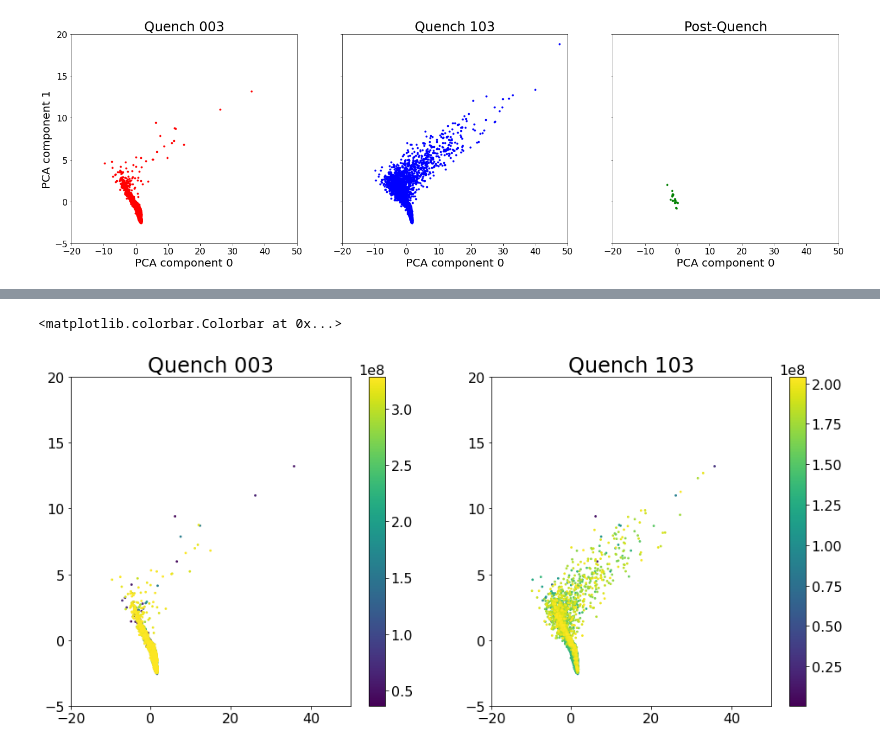
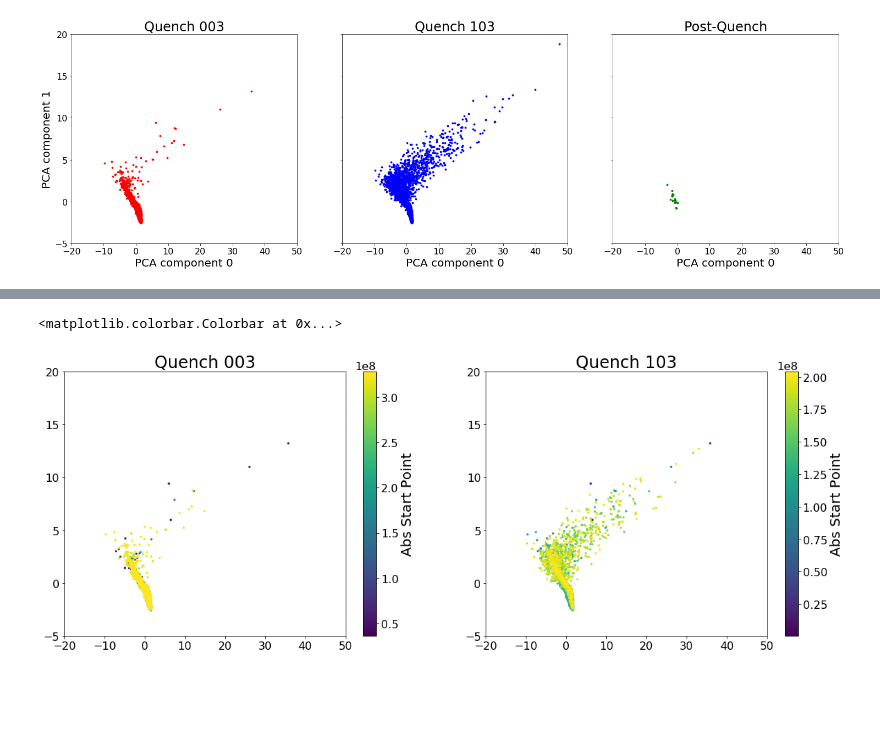
Before and after one commit to lastephey/magnet-notebooks, a Jupyter notebook: conv2d-autoencoder/plot_conv2d_pca.ipynb, the cells around one changed output, grey strips where cells are left out. Drawn from its saved outputs; the diff is of its cells as text; code cells hidden in the pictures; blank space fills up the shorter version.

Commit message:
progress for rainbow plots

```diff
--- a/conv2d-autoencoder/plot_conv2d_pca.ipynb
+++ b/conv2d-autoencoder/plot_conv2d_pca.ipynb
@@ -157,3 +157,5 @@ df003 = pd.read_csv("/global/cscratch1/sd/stephey/march2020_data/summary_q003.cs
 df103 = pd.read_csv("/global/cscratch1/sd/stephey/march2020_data/summary_q103.csv",
                     names=["Num Zero Crossings", "Duration (pts)", "Umax^2",
                            "Urms^2", "Mean Freq (Hz)", "Mag Current (A)", "Abs Start Point"])
+
+msize = 5
@@ -161,41 +458,41 @@ df103 = pd.read_csv("/global/cscratch1/sd/stephey/march2020_data/summary_q103.cs
 #rainbow plot as a function of abs starting point
 #note that this doesn't include postquench data  (no summary files)
 
-msize = 3
 xlimits = (-20,50)
 ylimits = (-5,20)
 
 q003_pca_0 = list()
 q003_pca_1 = list()
 #do this part in advance
 for i in range(q003_data.shape[0]):
     q003_pca_0.append(img_pca[i,0])
     q003_pca_1.append(img_pca[i,1])
 
 q103_pca_0 = list()
 q103_pca_1 = list()
 #do this part in advance
 for i in range(q103_data.shape[0]):
     q103_pca_0.append(img_pca[i,0])
     q103_pca_1.append(img_pca[i,1])
 
 
 np003 = df003['Abs Start Point'].to_numpy()
 np103 = df103['Abs Start Point'].to_numpy()
 
 fig, axs = plt.subplots(1, 2)
-fig.set_size_inches(16,7)
+fig.set_size_inches(20,7)
 im0 = axs[0].scatter(q003_pca_0, q003_pca_1, c=np003, s=msize)
 axs[0].set_title('Quench 003')
 axs[0].set_xlim(xlimits)
 axs[0].set_ylim(ylimits)
-plt.colorbar(im0,ax=axs[0])
+plt.colorbar(im0,ax=axs[0], label='Abs Start Point')
 
 im1 = axs[1].scatter(q103_pca_0,q103_pca_1, c=np103, s=msize)
 axs[1].set_title('Quench 103')
 axs[1].set_xlim(xlimits)
 axs[1].set_ylim(ylimits)
-plt.colorbar(im1,ax=axs[1])
+plt.colorbar(im1,ax=axs[1], label='Abs Start Point')
+#plt.suptitle("Abs Start Point", fontsize=32);
 # %% [output]
 <matplotlib.colorbar.Colorbar at 0x...>
-[figure, old version]
+[figure, new version]
```
Also changed, not shown: parts of 12 cells of this notebook.
